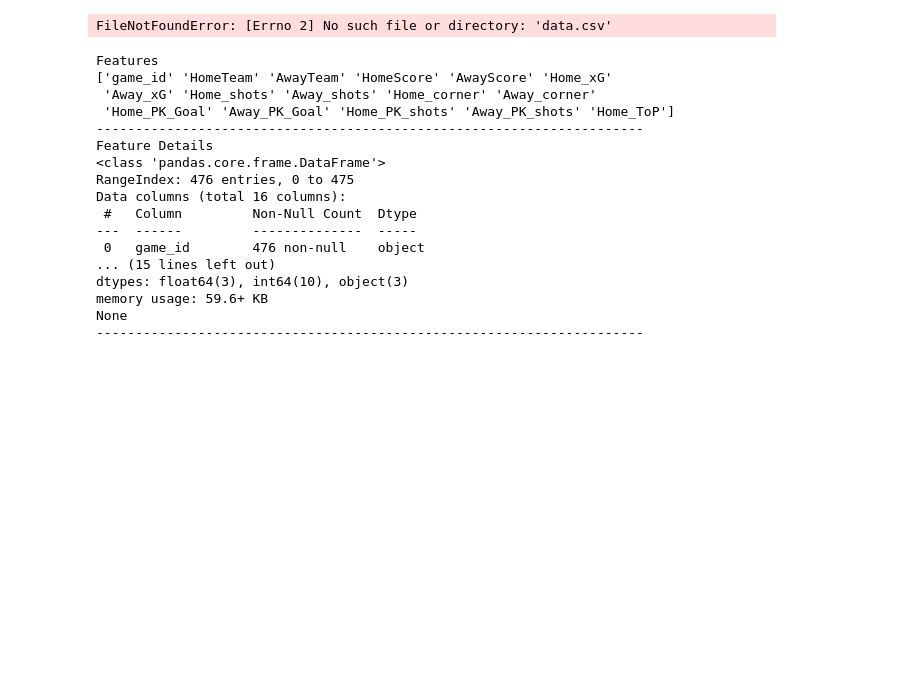
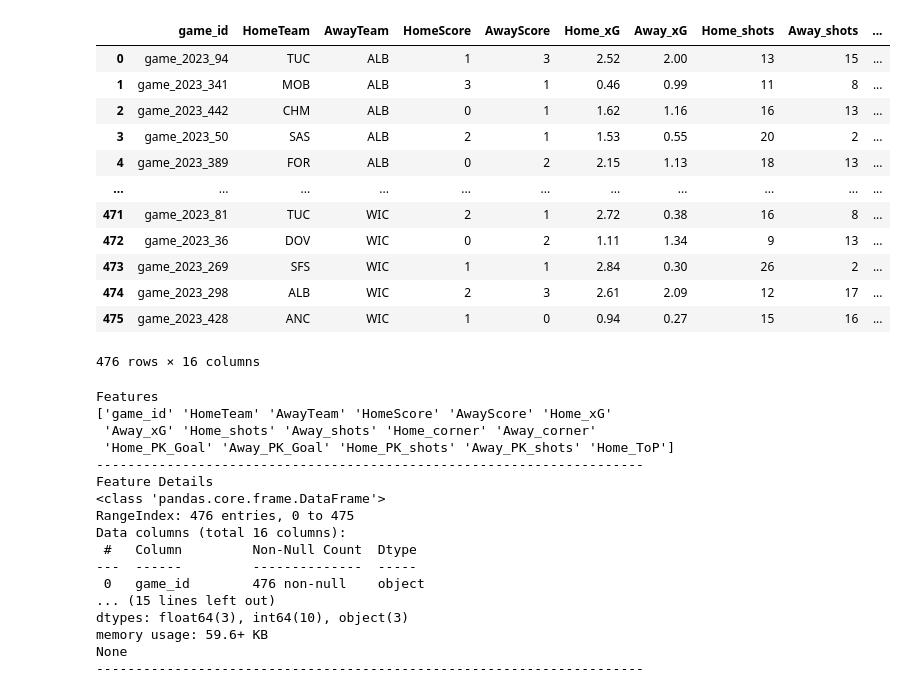
Before and after one commit to Aaryan-Patel2/SoccerPlayoffPredictions, a Jupyter notebook: main.ipynb, the cells around one changed output. Saved outputs shown, nothing was run; the diff lists cells and outputs as text; code cells hidden in the pictures; blank space fills up the shorter version.

```diff
--- a/main.ipynb
+++ b/main.ipynb
@@ -12,10 +10,22 @@ WARNING:tensorflow:From c:\Users\RajMa\AppData\Local\Programs\Python\Python311\L
 # %%
-df = pd.read_csv('data.csv')
+df = pd.read_csv('trainingdata.csv')
 df
 
 # Outside of "IDs" (game_id, home_team, away_team), the data contains 476 instances with 13 features.
 # %% [output]
+|  | game_id | HomeTeam | AwayTeam | HomeScore | AwayScore | Home_xG | Away_xG | Home_shots | Away_shots | ... |
+| 0 | game_2023_94 | TUC | ALB | 1 | 3 | 2.52 | 2.00 | 13 | 15 | ... |
+| 1 | game_2023_341 | MOB | ALB | 3 | 1 | 0.46 | 0.99 | 11 | 8 | ... |
+| 2 | game_2023_442 | CHM | ALB | 0 | 1 | 1.62 | 1.16 | 16 | 13 | ... |
+| 3 | game_2023_50 | SAS | ALB | 2 | 1 | 1.53 | 0.55 | 20 | 2 | ... |
+| 4 | game_2023_389 | FOR | ALB | 0 | 2 | 2.15 | 1.13 | 18 | 13 | ... |
+| ... | ... | ... | ... | ... | ... | ... | ... | ... | ... | ... |
+| 471 | game_2023_81 | TUC | WIC | 2 | 1 | 2.72 | 0.38 | 16 | 8 | ... |
+| 472 | game_2023_36 | DOV | WIC | 0 | 2 | 1.11 | 1.34 | 9 | 13 | ... |
+| 473 | game_2023_269 | SFS | WIC | 1 | 1 | 2.84 | 0.30 | 26 | 2 | ... |
+| 474 | game_2023_298 | ALB | WIC | 2 | 3 | 2.61 | 2.09 | 12 | 17 | ... |
+| 475 | game_2023_428 | ANC | WIC | 1 | 0 | 0.94 | 0.27 | 15 | 16 | ... |
-FileNotFoundError: [Errno 2] No such file or directory: 'data.csv'
+476 rows × 16 columns
 # %%
 def analyze(data):
 
```
Also changed, not shown: parts of 3 cells of this notebook.
